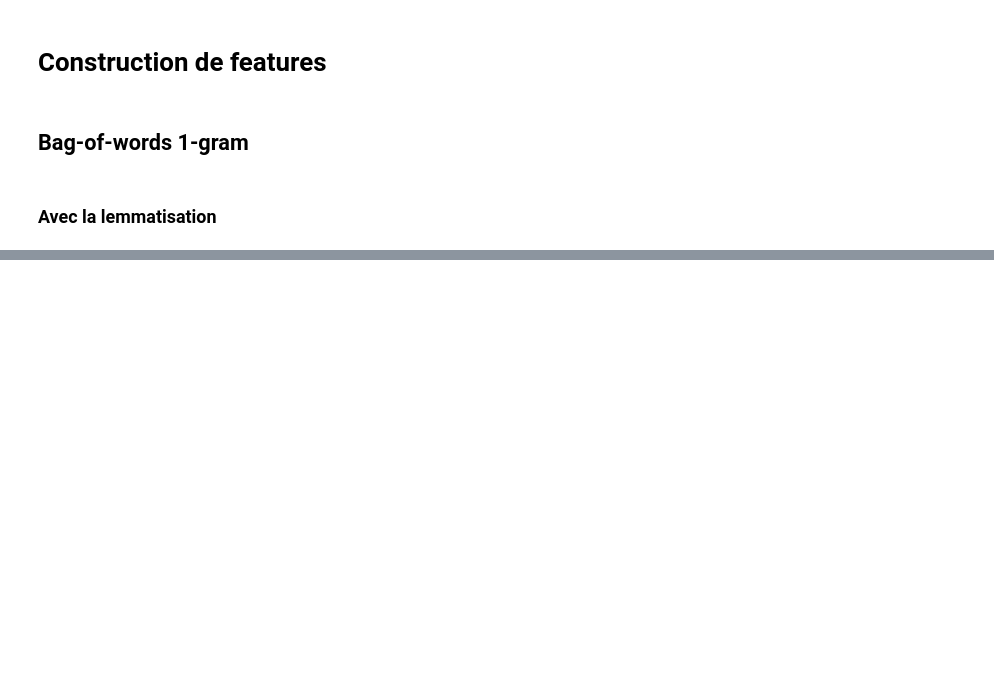
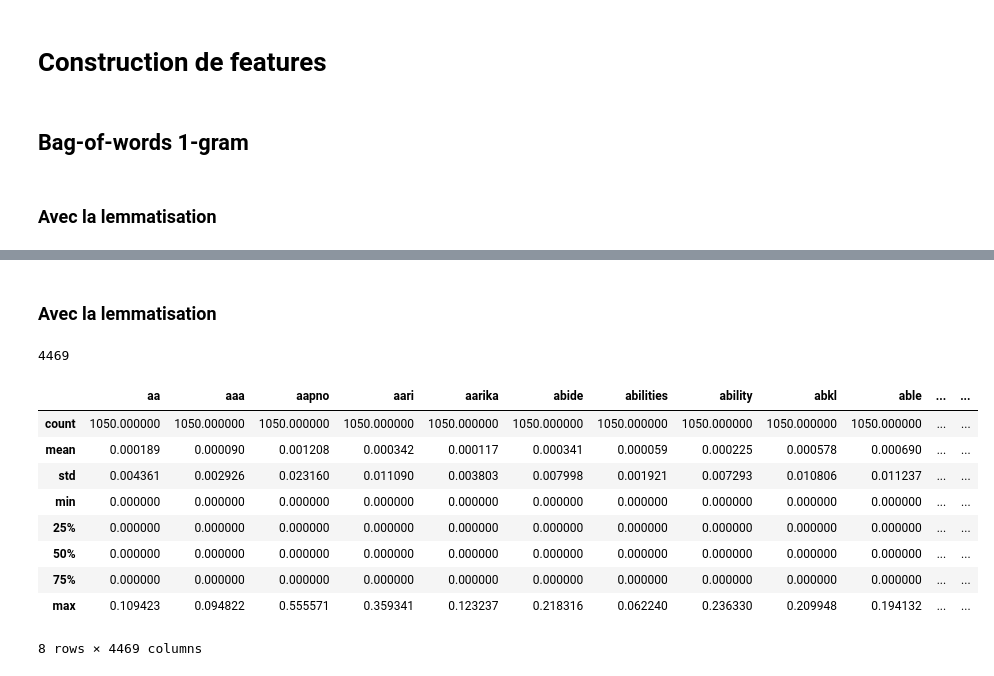
Before and after one commit to sebastienbourgeois/oc-p6-classifier-biens-consommation, a Jupyter notebook: P6_01_notebook.ipynb, the cells around one changed output, grey strips where cells are left out. Saved outputs shown, nothing was run; the diff lists cells and outputs as text; code cells hidden in the pictures; blank space fills up the shorter version.

Commit message:
Construction des features avec le tf-idf sur la lemmatisation et correction du bag of words 2-gram sur le stemming

```diff
--- a/P6_01_notebook.ipynb
+++ b/P6_01_notebook.ipynb
@@ -607,0 +626,35 @@ bag_of_words_stem_2gram
+# %% [markdown]
+### Avec la lemmatisation
+# %%
+# Préparation du dataset
+tf_idf_lemme = bag_of_words_lemme[["uniq_id", "full_description",
+                                   "description_lemmatisee_verbe", "description_lemmatisee_txt"]].copy()
+# %%
+# Liste de l'ensemble des descriptions
+liste_descriptions_lemmatisees = tf_idf_lemme["description_lemmatisee_txt"].to_list()
+# %%
+# Comptabilisation des mots de chacune des descriptions et création des features
+from sklearn.feature_extraction.text import TfidfVectorizer
+
+vectorizer = TfidfVectorizer() #to take max features(columns), 2500
+x = vectorizer.fit_transform(liste_descriptions_lemmatisees).toarray()
+liste_vocabulaire = vectorizer.get_feature_names()
+tf_idf = pd.DataFrame(data=x, columns=liste_vocabulaire)
+tf_idf_lemme = pd.concat([tf_idf_lemme, tf_idf], axis=1)
+# %%
+len(liste_vocabulaire)
+# %% [output]
+4469
+# %%
+tf_idf_lemme.describe()
+# %% [output]
+|  | aa | aaa | aapno | aari | aarika | abide | abilities | ability | abkl | able | ... | ... |
+| count | 1050.000000 | 1050.000000 | 1050.000000 | 1050.000000 | 1050.000000 | 1050.000000 | 1050.000000 | 1050.000000 | 1050.000000 | 1050.000000 | ... | ... |
+| mean | 0.000189 | 0.000090 | 0.001208 | 0.000342 | 0.000117 | 0.000341 | 0.000059 | 0.000225 | 0.000578 | 0.000690 | ... | ... |
+| std | 0.004361 | 0.002926 | 0.023160 | 0.011090 | 0.003803 | 0.007998 | 0.001921 | 0.007293 | 0.010806 | 0.011237 | ... | ... |
+| min | 0.000000 | 0.000000 | 0.000000 | 0.000000 | 0.000000 | 0.000000 | 0.000000 | 0.000000 | 0.000000 | 0.000000 | ... | ... |
+| 25% | 0.000000 | 0.000000 | 0.000000 | 0.000000 | 0.000000 | 0.000000 | 0.000000 | 0.000000 | 0.000000 | 0.000000 | ... | ... |
+| 50% | 0.000000 | 0.000000 | 0.000000 | 0.000000 | 0.000000 | 0.000000 | 0.000000 | 0.000000 | 0.000000 | 0.000000 | ... | ... |
+| 75% | 0.000000 | 0.000000 | 0.000000 | 0.000000 | 0.000000 | 0.000000 | 0.000000 | 0.000000 | 0.000000 | 0.000000 | ... | ... |
+| max | 0.109423 | 0.094822 | 0.555571 | 0.359341 | 0.123237 | 0.218316 | 0.062240 | 0.236330 | 0.209948 | 0.194132 | ... | ... |
+8 rows × 4469 columns
```
Also changed, not shown: parts of 48 cells of this notebook.
